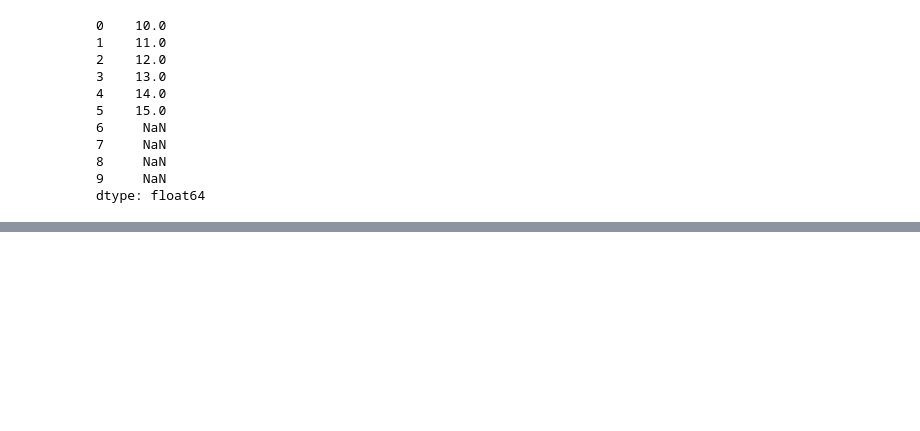
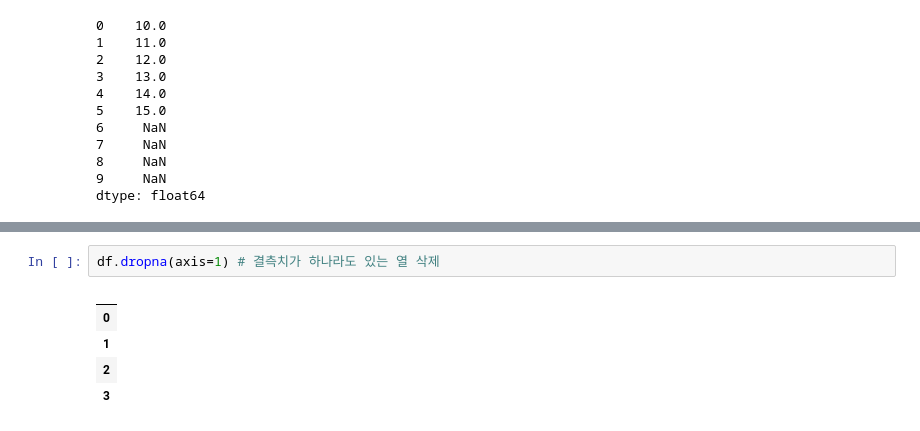
Before and after one commit to comlec/ai_x, a Jupyter notebook: source/01_python/ch11_데이터프레임과시리즈(Pandas)_9절~.ipynb, the cells around one changed output, grey strips where cells are left out. Cells and saved outputs as stored; diff of their text form; blank space fills up the shorter version.

```diff
--- a/source/01_python/ch11_데이터프레임과시리즈(Pandas)_9절~.ipynb
+++ b/source/01_python/ch11_데이터프레임과시리즈(Pandas)_9절~.ipynb
@@ -853,0 +880,8 @@ dtype: float64
+# %%
+df.dropna(axis=1) # 결측치가 하나라도 있는 열 삭제
+# %% [output]
+|  |
+| 0 |
+| 1 |
+| 2 |
+| 3 |
```
Also changed, not shown: parts of 21 cells of this notebook.
